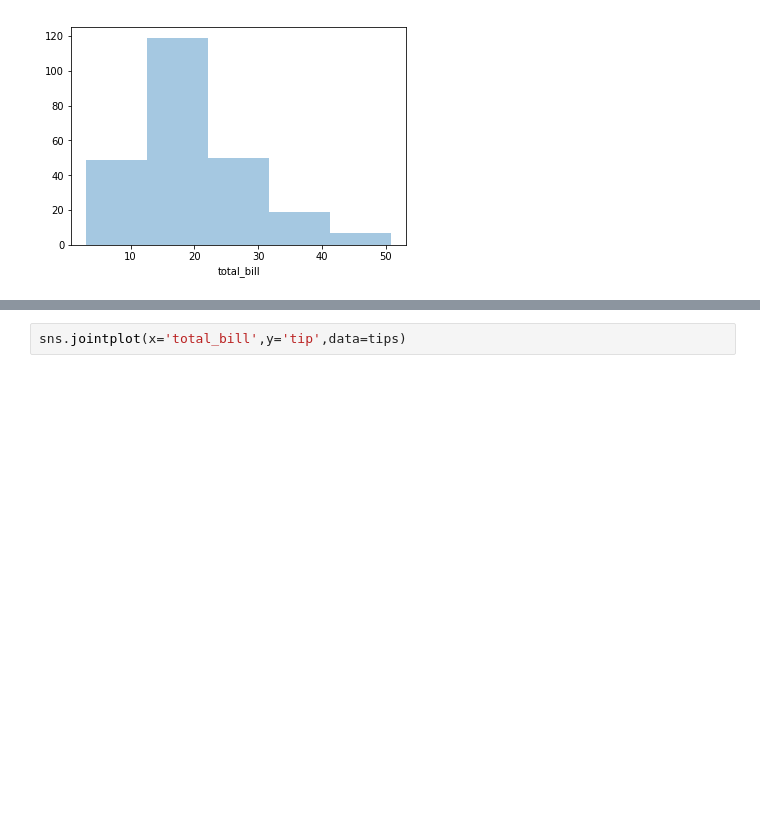
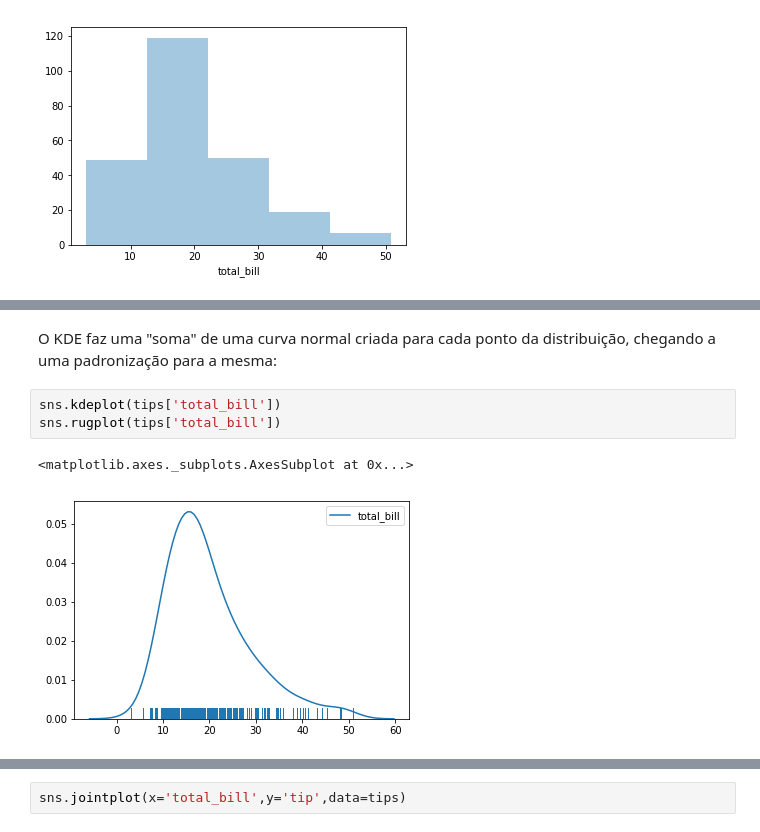
Before and after one commit to thbighead/jupyter-studies, a Jupyter notebook: Aprendizados Python Scientist.ipynb, the cells around one changed output, grey strips where cells are left out. Saved outputs shown, nothing was run; the diff lists cells and outputs as text; blank space fills up the shorter version.

Commit message:
Python para data science e machine learning Seção 10
quase finalizada

```diff
--- a/Aprendizados Python Scientist.ipynb
+++ b/Aprendizados Python Scientist.ipynb
@@ -1962,0 +1976,8 @@ sns.distplot(tips['total_bill'], kde=False, bins=5)
+# %% [markdown]
+O KDE faz uma "soma" de uma curva normal criada para cada ponto da distribuição, chegando a uma padronização para a mesma:
+# %%
+sns.kdeplot(tips['total_bill'])
+sns.rugplot(tips['total_bill'])
+# %% [output]
+<matplotlib.axes._subplots.AxesSubplot at 0x...>
+[figure, added]
```
Also changed, not shown: parts of 129 cells of this notebook, 2 other files.
